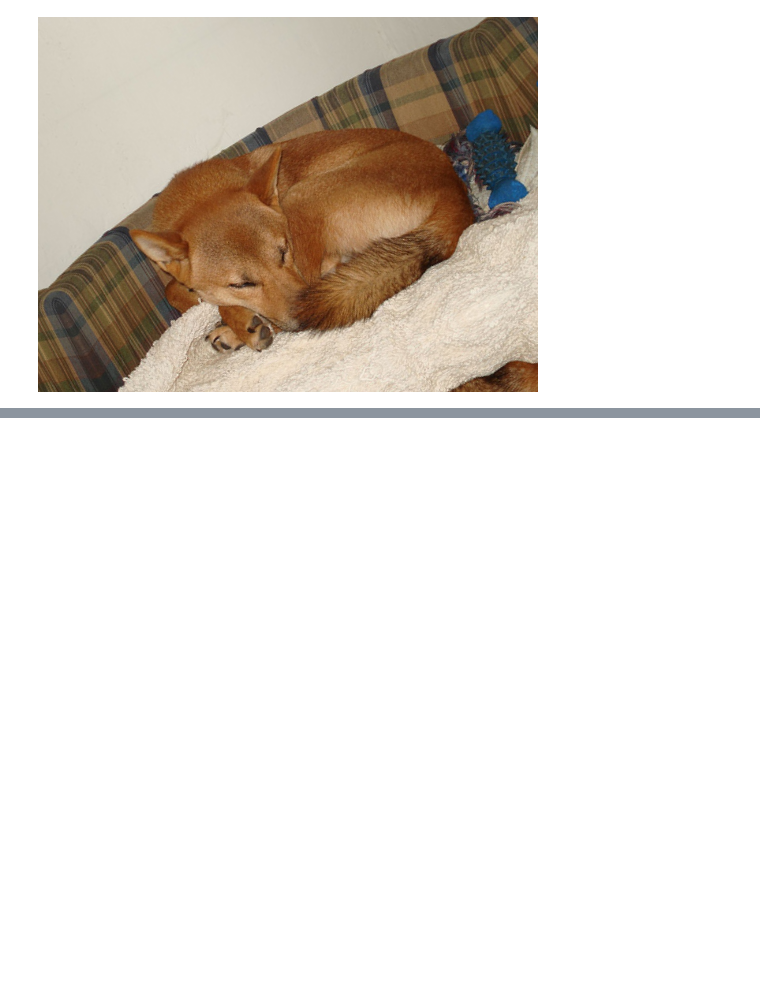
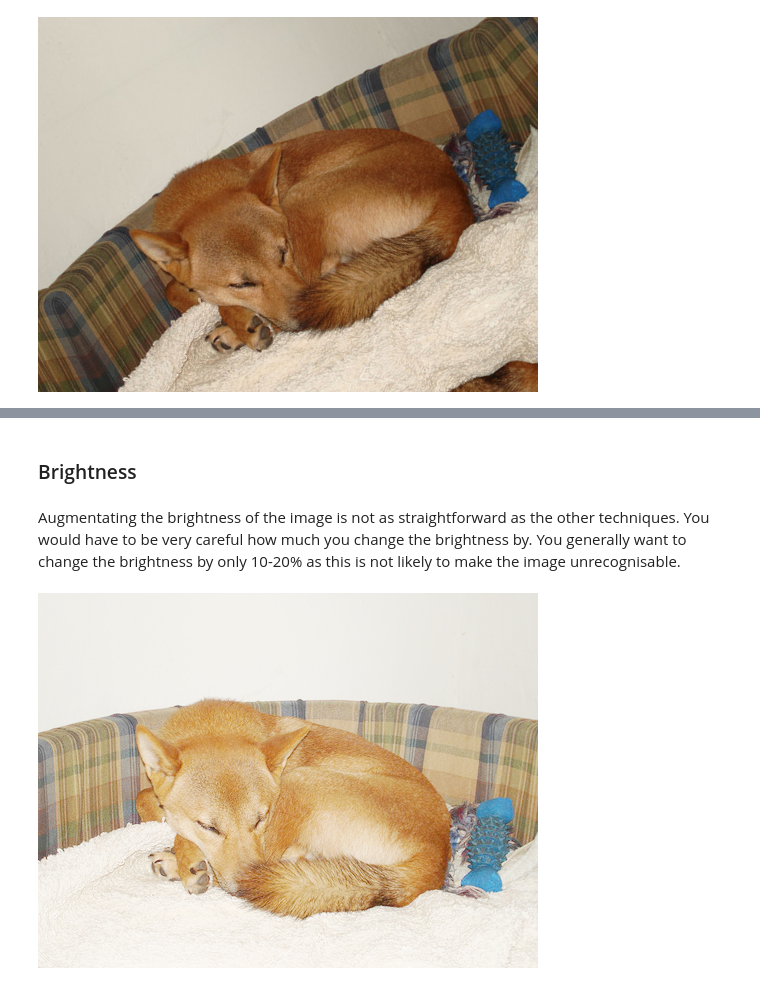
Before and after one commit to aryanfaghihi/ai-course, a Jupyter notebook: Image 2.ipynb, the cells around one changed output, grey strips where cells are left out. Cells and saved outputs as stored; diff of their text form; code cells hidden in the pictures; blank space fills up the shorter version.

```diff
--- a/Image 2.ipynb
+++ b/Image 2.ipynb
@@ -94,0 +145,15 @@ data = ImageDataBunch.from_folder(path, train='training', valid='testing', ds_tf
+# %% [markdown]
+### Brightness
+# %% [markdown]
+Augmentating the brightness of the image is not as straightforward as the other techniques. You would have to be very careful how much you change the brightness by. You generally want to change the brightness by only 10-20% as this is not likely to make the image unrecognisable.
+# %%
+# change brightness
+## change = 0.1 -> very dark
+## change = 0.5 -> original
+## change = 0.9 -> very bright
+bright_tfm = [brightness(change=0.8)]
+
+# apply the transformation
+img.apply_tfms(bright_tfm)
+# %% [output]
+[figure, added]
```
Also changed, not shown: parts of 34 cells of this notebook.
